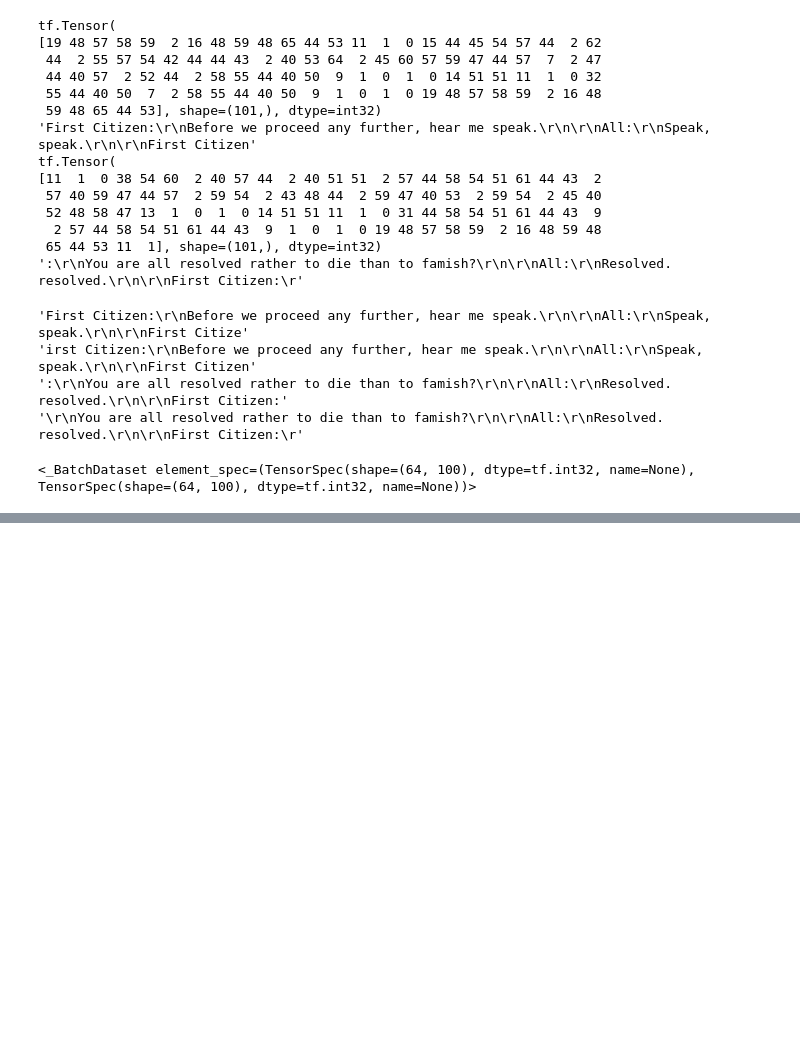
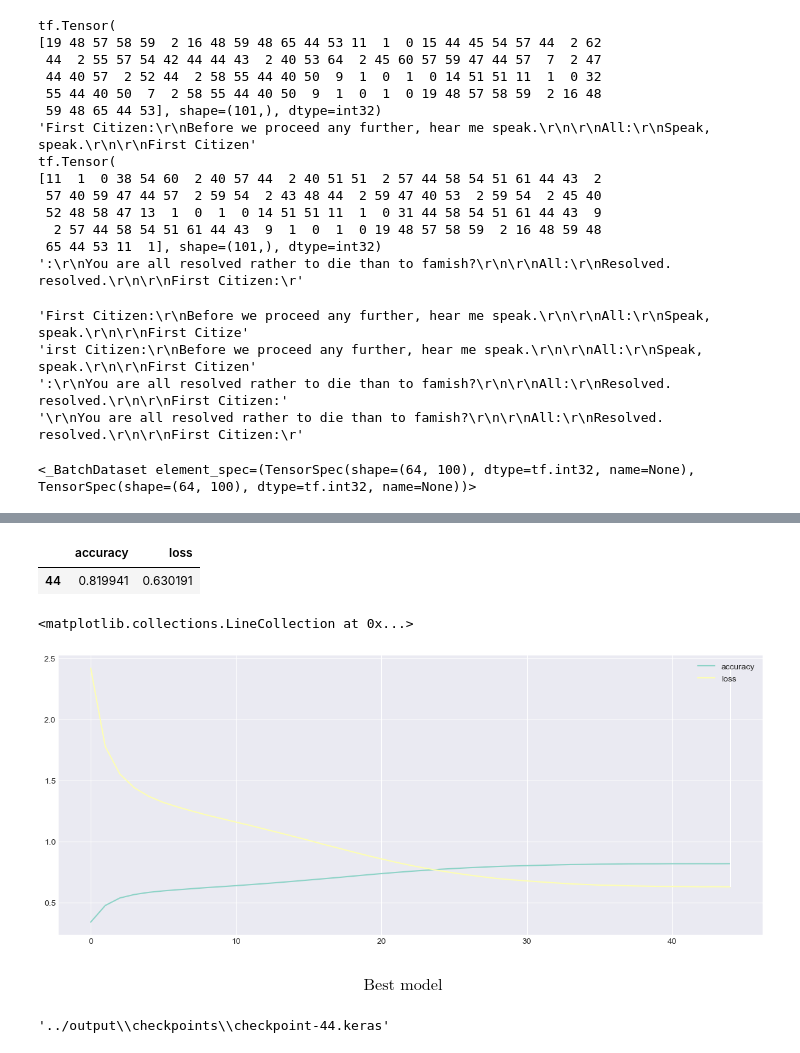
Before and after one commit to sngrajesh/DeepLearningAndNeuralNetworks, a Jupyter notebook: Day09-RNN-Implementation/L09.3-RNN-Shakespeare.ipynb, the cells around one changed output, grey strips where cells are left out. Saved outputs shown, nothing was run; the diff lists cells and outputs as text; code cells hidden in the pictures; blank space fills up the shorter version.

```diff
--- a/Day09-RNN-Implementation/L09.3-RNN-Shakespeare.ipynb
+++ b/Day09-RNN-Implementation/L09.3-RNN-Shakespeare.ipynb
@@ -539,0 +248,4 @@ by = (1,)
+# %%
+check_point_path = os.path.join(outDir, subDir)
+check_point_prefix = os.path.join(check_point_path, "checkpoint-{epoch}.keras")
+check_point_prefix
@@ -539,0 +254,11 @@ by = (1,)
+# %%
+check_point_callback = tf.keras.callbacks.ModelCheckpoint(
+    filepath=check_point_prefix,
+)
+# %%
+history = model.fit(
+    dataset,
+    epochs =EPOCHS,
+    callbacks = [check_point_callback],
+    verbose = 1,
+)
@@ -539,0 +283,3 @@ by = (1,)
+# %%
+loss_df = pd.DataFrame(history.history)
+loss_df.head()
@@ -539,0 +293,28 @@ by = (1,)
+# %%
+# Min loss
+loss_df.loc[loss_df['loss'] ==loss_df['loss'].min()]
+# %% [output]
+|  | accuracy | loss |
+| 44 | 0.819941 | 0.630191 |
+# %%
+ax = loss_df.plot()
+ax.vlines(
+    loss_df.loc[loss_df['loss'] ==loss_df['loss'].min()].index,
+    ymin=loss_df.loc[loss_df['loss'] ==loss_df['loss'].min()].values[0][1],
+    ymax=loss_df.loc[loss_df['loss'] ==loss_df['loss'].max()].values[0][1],
+)
+# %% [output]
+<matplotlib.collections.LineCollection at 0x...>
+[figure, added]
+# %% [markdown]
+$$
+\text{Best model}
+$$
+# %%
+# Best model
+num = loss_df.loc[loss_df['loss'] ==loss_df['loss'].min()].index.to_numpy()[0]
+# Fabricate full path
+check_point_weight_path = os.path.join(check_point_path, f"checkpoint-{num}.keras")
+check_point_weight_path
+# %% [output]
+'../output\\checkpoints\\checkpoint-44.keras'
```
Also changed, not shown: parts of 42 cells of this notebook, 47 other files.
